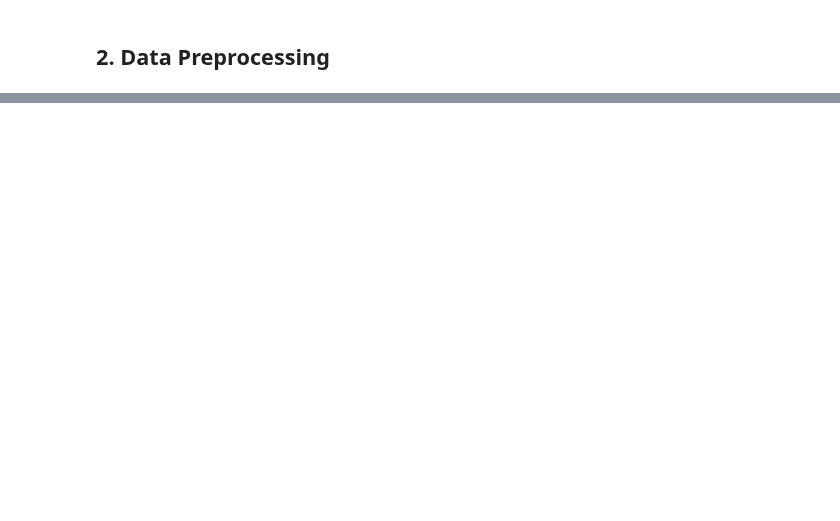
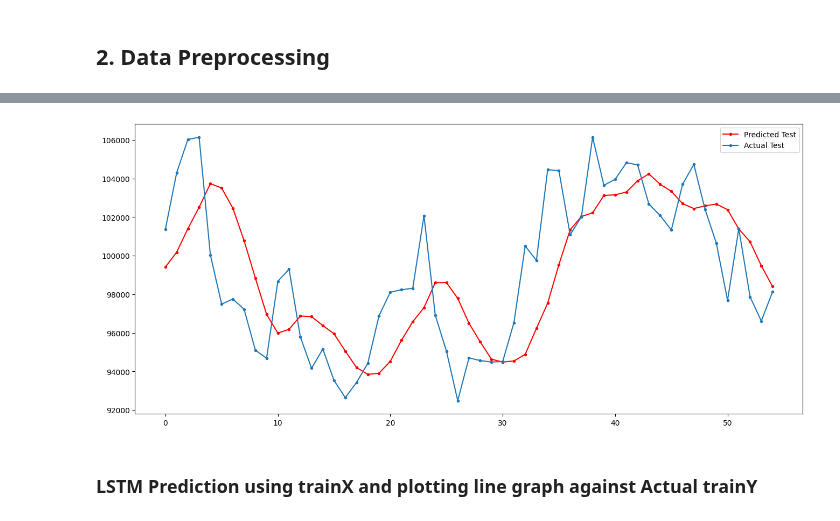
Before and after one commit to bonareri/Cryptocurrency-Price-Prediction-, a Jupyter notebook: lstm_model.ipynb, the cells around one changed output, grey strips where cells are left out. Cells and saved outputs as stored; diff of their text form; code cells hidden in the pictures; blank space fills up the shorter version.

```diff
--- a/lstm_model.ipynb
+++ b/lstm_model.ipynb
@@ -213,0 +467,4 @@ plt.show()
+# %%
+from tensorflow.keras.models import load_model
+
+model_from_saved_checkpoint = load_model(checkpoint_path)
@@ -213,0 +491,9 @@ plt.show()
+# %%
+# Predicted data
+predicted_btc_price_test_data = model_from_saved_checkpoint.predict(testX)
+
+# Inverse transform the predictions to the original scale
+predicted_btc_price_test_data = scaler_test.inverse_transform(predicted_btc_price_test_data.reshape(-1, 1))
+
+# Inverse transform the actual test data to the original scale
+test_actual = scaler_test.inverse_transform(testY.reshape(-1, 1))
@@ -213,0 +502,13 @@ plt.show()
+# %%
+plt.figure(figsize=(16,7))
+
+plt.plot(predicted_btc_price_test_data, 'r', marker='.', label='Predicted Test')
+
+plt.plot(test_actual, marker='.', label='Actual Test')
+
+plt.legend()
+plt.show()
+# %% [output]
+[figure, added]
+# %% [markdown]
+### LSTM Prediction using trainX and plotting line graph against Actual trainY
```
Also changed, not shown: parts of 62 cells of this notebook.
